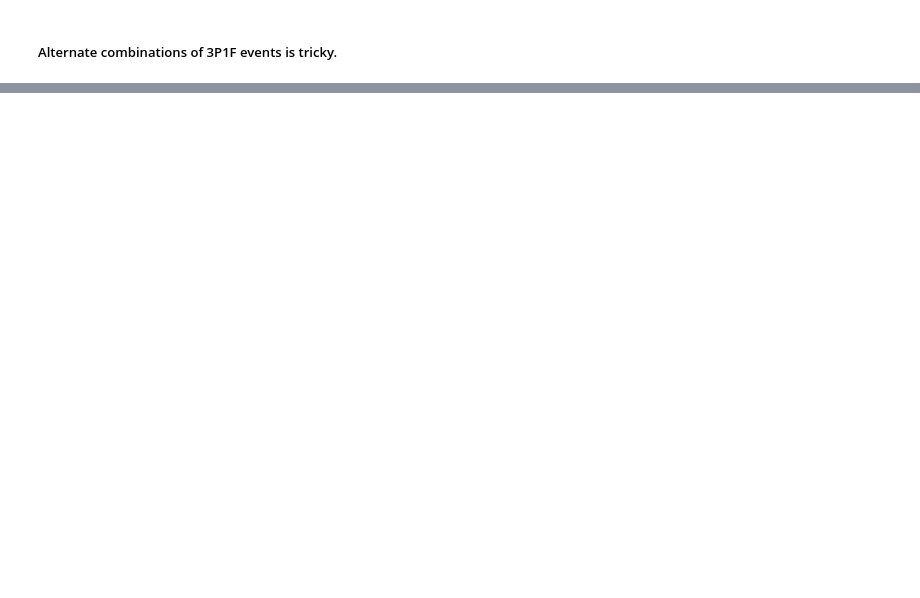
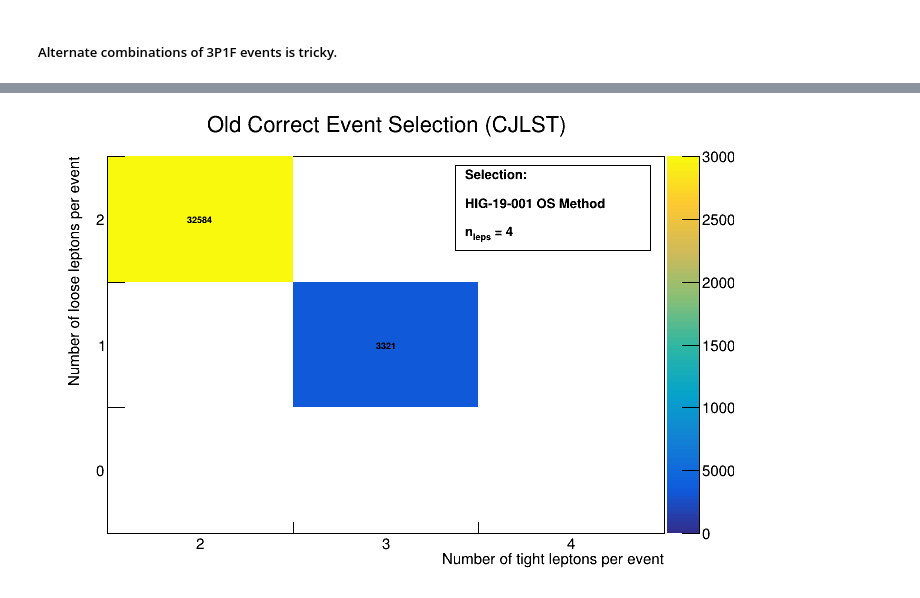
Before and after one commit to rosedj1/ZplusXpython, a Jupyter notebook: sidequests/scripts/jake_vs_elisa_event_comparison.ipynb, the cells around one changed output, grey strips where cells are left out. Cells and saved outputs as stored; diff of their text form; code cells hidden in the pictures; blank space fills up the shorter version.

```diff
--- a/sidequests/scripts/jake_vs_elisa_event_comparison.ipynb
+++ b/sidequests/scripts/jake_vs_elisa_event_comparison.ipynb
@@ -2051,0 +2162,4 @@ print_evt_info_cjlst(t, 32366)
+# %%
+canv.Draw()
+# %% [output]
+[figure, added]
```
Also changed, not shown: parts of 63 cells of this notebook.
